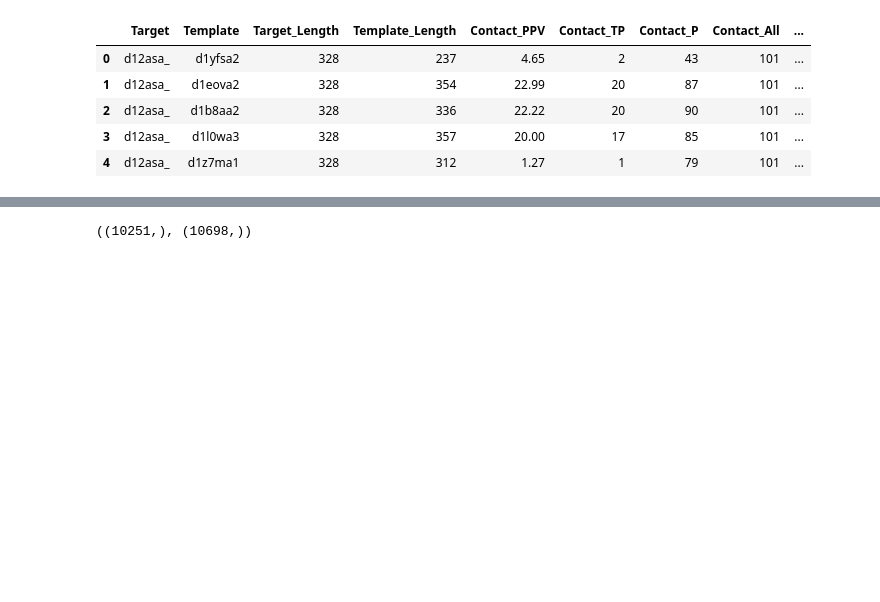
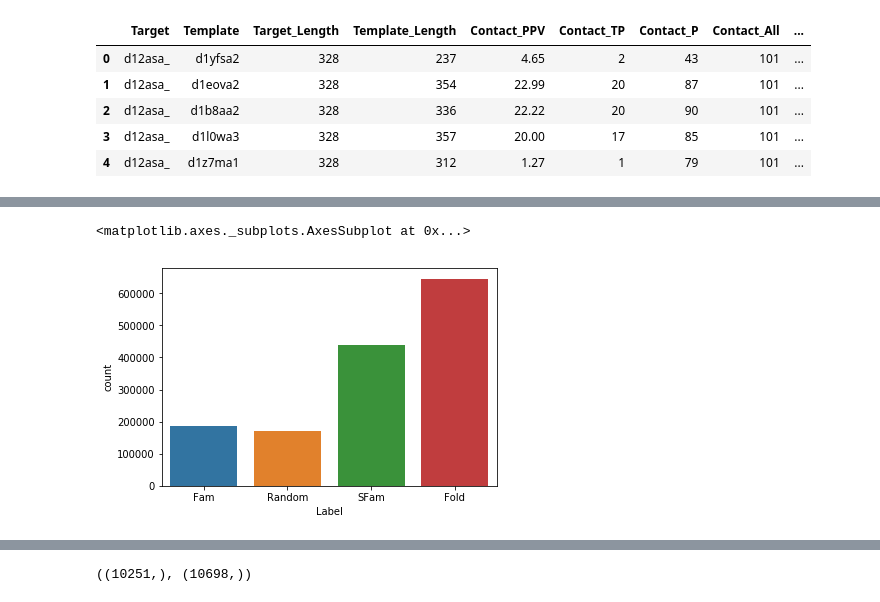
Before and after one commit to FBoyles/3dsig, a Jupyter notebook: notebooks/Sandbox.ipynb, the cells around one changed output, grey strips where cells are left out. Saved outputs shown, nothing was run; the diff lists cells and outputs as text; code cells hidden in the pictures; blank space fills up the shorter version.

```diff
--- a/notebooks/Sandbox.ipynb
+++ b/notebooks/Sandbox.ipynb
@@ -27,0 +55,7 @@ data.head()
+# %%
+# duplicate rows, wat do?
+df = family_data.drop_duplicates(subset=['Template', 'Target'], keep=False, inplace=False)
+sns.countplot(data=df, x='Label')
+# %% [output]
+<matplotlib.axes._subplots.AxesSubplot at 0x...>
+[figure, added]
```
Also changed, not shown: parts of 16 cells of this notebook.
